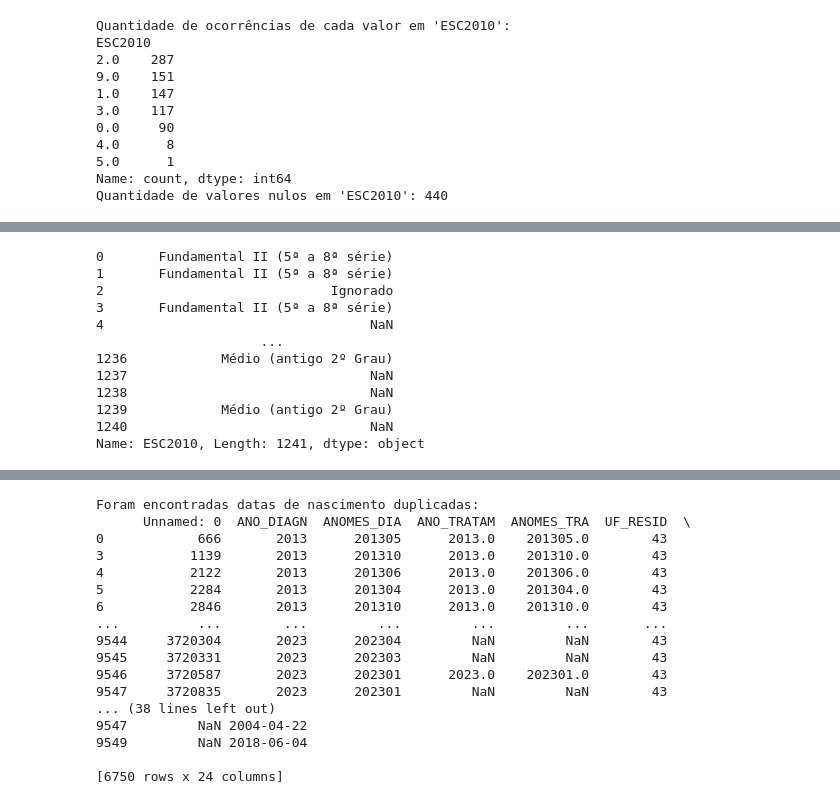
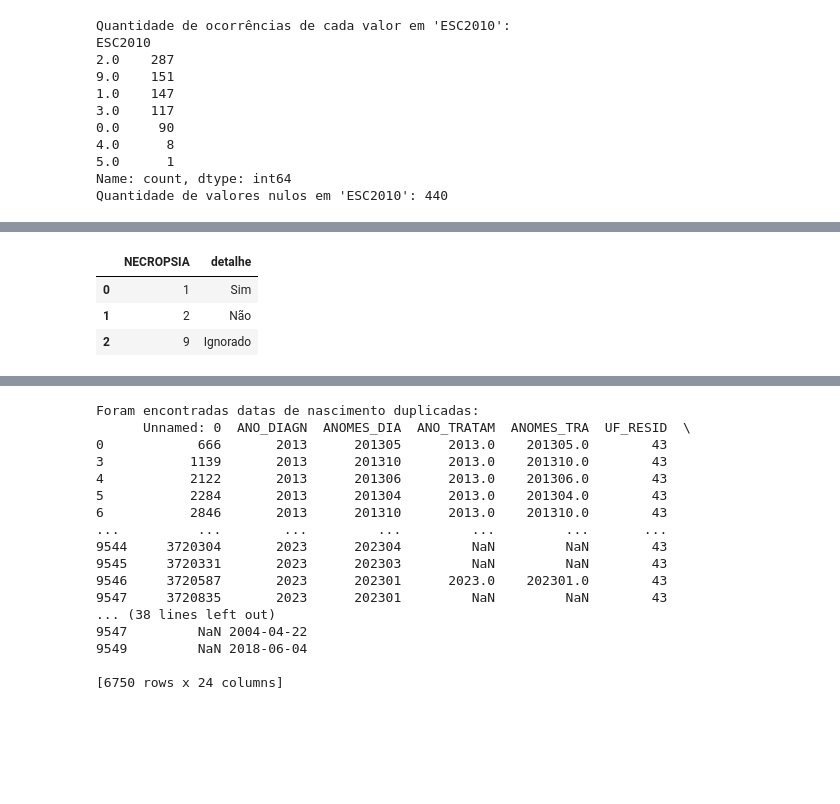
Before and after one commit to felipeasr/dash_oncoloico, a Jupyter notebook: Analise.ipynb, the cells around one changed output, grey strips where cells are left out. Saved outputs shown, nothing was run; the diff lists cells and outputs as text; code cells hidden in the pictures; blank space fills up the shorter version.

```diff
--- a/Analise.ipynb
+++ b/Analise.ipynb
@@ -797,18 +815,10 @@ df
 # %%
-tabela_uf = pd.read_csv('Sim/mortalidade_onco.csv', sep=",")
-tabela_uf['ESC2010']
+tabela_uf = pd.read_csv('Sim/necropsia.csv', sep=",")
+tabela_uf
 # %% [output]
-0       Fundamental II (5ª a 8ª série)
-1       Fundamental II (5ª a 8ª série)
-2                             Ignorado
-3       Fundamental II (5ª a 8ª série)
-4                                  NaN
-                     ...
-1236            Médio (antigo 2º Grau)
-1237                               NaN
-1238                               NaN
-1239            Médio (antigo 2º Grau)
-1240                               NaN
-Name: ESC2010, Length: 1241, dtype: object
+|  | NECROPSIA | detalhe |
+| 0 | 1 | Sim |
+| 1 | 2 | Não |
+| 2 | 9 | Ignorado |
 # %%
 import pandas as pd
```
Also changed, not shown: parts of 6 cells of this notebook, 8 other files.
